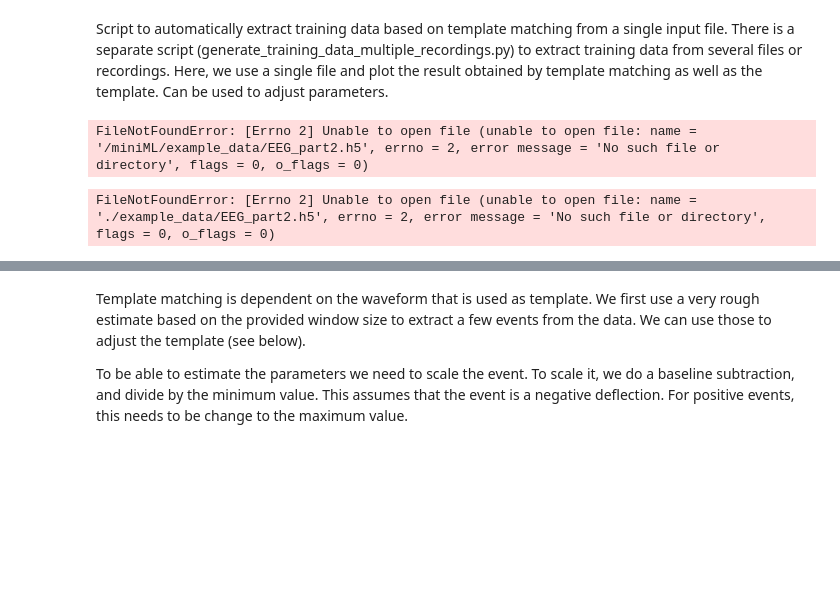
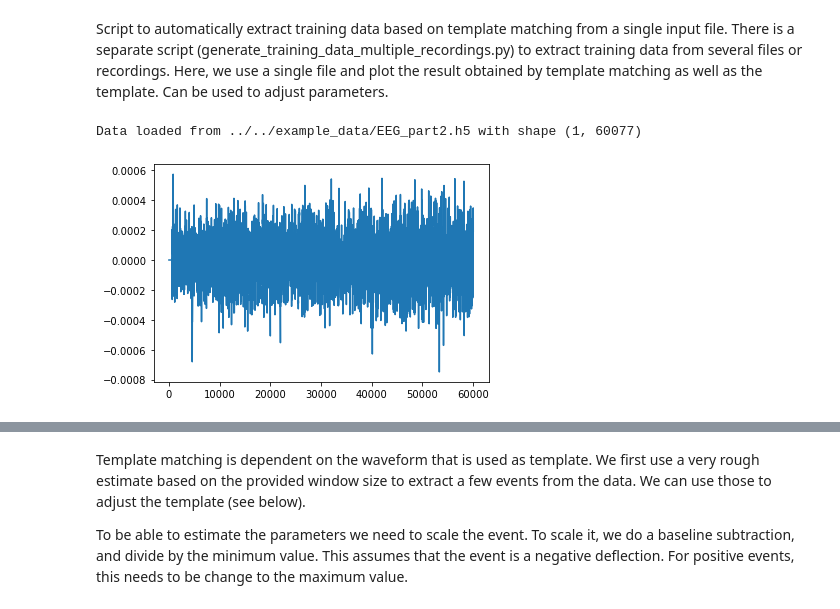
Before and after one commit to kdmelon/miniML, a Jupyter notebook: model_training/extract_training_data/generate_training_data_single_recording.ipynb, the cells around one changed output, grey strips where cells are left out. Saved outputs shown, nothing was run; the diff lists cells and outputs as text; code cells hidden in the pictures; blank space fills up the shorter version.

```diff
--- a/model_training/extract_training_data/generate_training_data_single_recording.ipynb
+++ b/model_training/extract_training_data/generate_training_data_single_recording.ipynb
@@ -15,45 +15,24 @@ from scipy import signal
 import matplotlib
 %matplotlib inline
 # %%
-filename = '/miniML/example_data/EEG_part2.h5'
+path = '../../example_data/'
+myfile = 'EEG_part2.h5'
+save_id = 'EEG_part2'
+filename = path+myfile
 scaling =  0.002
 unit = 'mV'
 
 # get from h5 file
 trace = MiniTrace.from_h5_file(filename=filename,
                                tracename='partial',
                                scaling=scaling,
                                unit=unit)
+
+plt.plot(trace.data)
+plt.show()
 # %% [output]
-FileNotFoundError: [Errno 2] Unable to open file (unable to open file: name = '/miniML/example_data/EEG_part2.h5', errno = 2, error message = 'No such file or directory', flags = 0, o_flags = 0)
+Data loaded from ../../example_data/EEG_part2.h5 with shape (1, 60077)
+[figure, added]
-# %%
-# path = './example_data/'
-# myfile = 'EEG_part2.h5'
-# save_id = 'EEG_part2'
-# filename = path+myfile
-# scaling =  0.002
-# unit = 'mV'
-
-# # get from h5 file
-# trace = MiniTrace.from_h5_file(filename=filename,
-#                                tracename='partial',
-#                                scaling=scaling,
-#                                unit=unit)
-
-filename = './example_data/EEG_part2.h5'
-scaling =  0.002
-unit = 'mV'
-
-# get from h5 file
-trace = MiniTrace.from_h5_file(filename=filename,
-                               tracename='partial',
-                               scaling=scaling,
-                               unit=unit)
-
-plt.plot(trace.data)
-plt.show()
-# %% [output]
-FileNotFoundError: [Errno 2] Unable to open file (unable to open file: name = './example_data/EEG_part2.h5', errno = 2, error message = 'No such file or directory', flags = 0, o_flags = 0)
 # %%
 # For template matching it can be useful to filter the data. We use a Hann window here.
 filter_data = True
```
Also changed, not shown: parts of 4 cells of this notebook, 4 other files.
